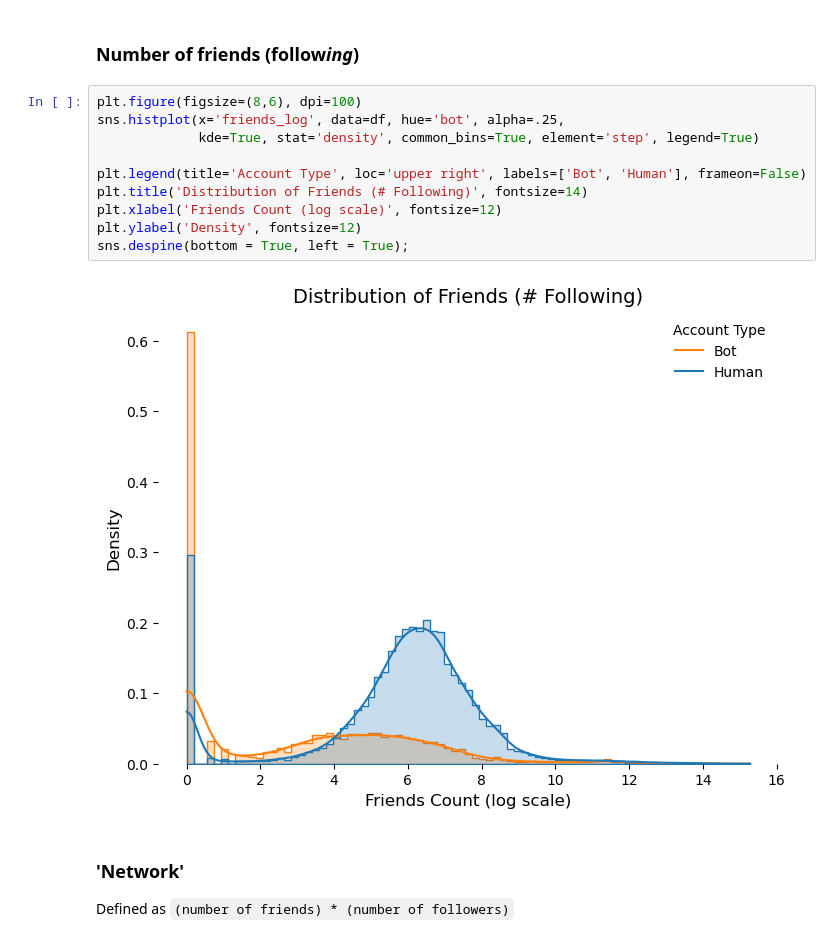
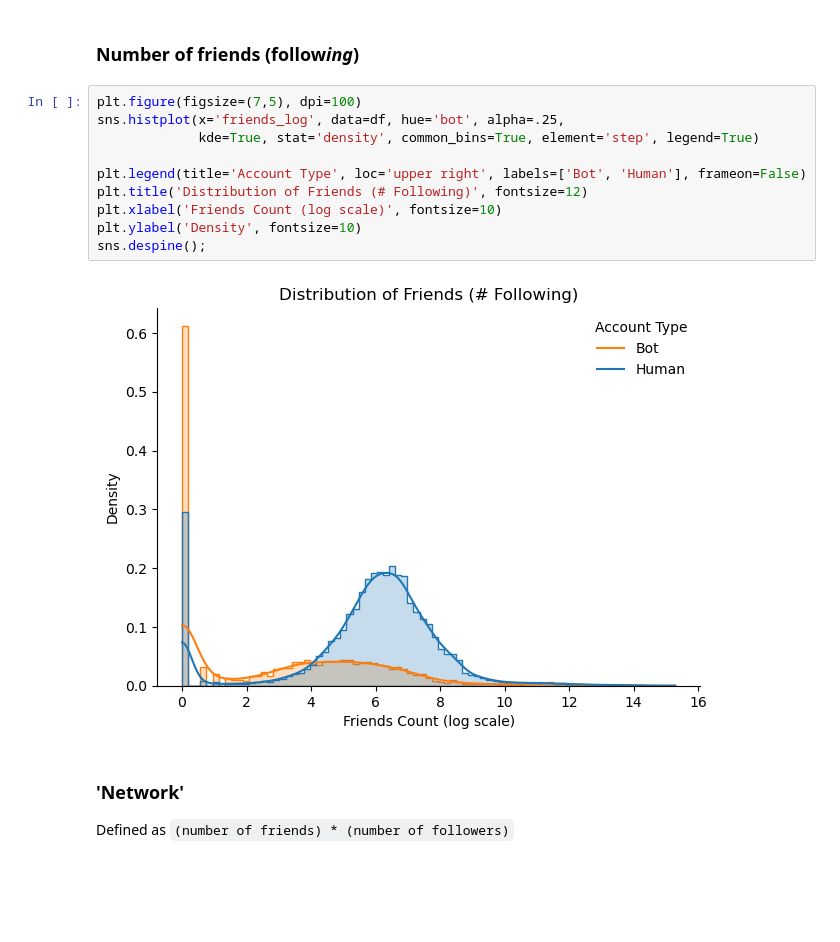
Before and after one commit to scrapfishies/twitter-bot-detection, a Jupyter notebook: eda.ipynb, the cells around one changed output. Saved outputs shown, nothing was run; the diff lists cells and outputs as text; blank space fills up the shorter version.

```diff
--- a/eda.ipynb
+++ b/eda.ipynb
@@ -190,17 +190,17 @@ sns.despine(bottom = True, left = True);
 # %% [markdown]
 ### Number of friends (follow*ing*)
 # %%
-plt.figure(figsize=(8,6), dpi=100)
+plt.figure(figsize=(7,5), dpi=100)
 sns.histplot(x='friends_log', data=df, hue='bot', alpha=.25,
              kde=True, stat='density', common_bins=True, element='step', legend=True)
 
 plt.legend(title='Account Type', loc='upper right', labels=['Bot', 'Human'], frameon=False)
-plt.title('Distribution of Friends (# Following)', fontsize=14)
-plt.xlabel('Friends Count (log scale)', fontsize=12)
-plt.ylabel('Density', fontsize=12)
-sns.despine(bottom = True, left = True);
+plt.title('Distribution of Friends (# Following)', fontsize=12)
+plt.xlabel('Friends Count (log scale)', fontsize=10)
+plt.ylabel('Density', fontsize=10)
+sns.despine();
 # %% [output]
-[figure, old version]
+[figure, new version]
 # %% [markdown]
 ### 'Network'
 
```
Also changed, not shown: parts of 15 cells of this notebook, 2 other files.
